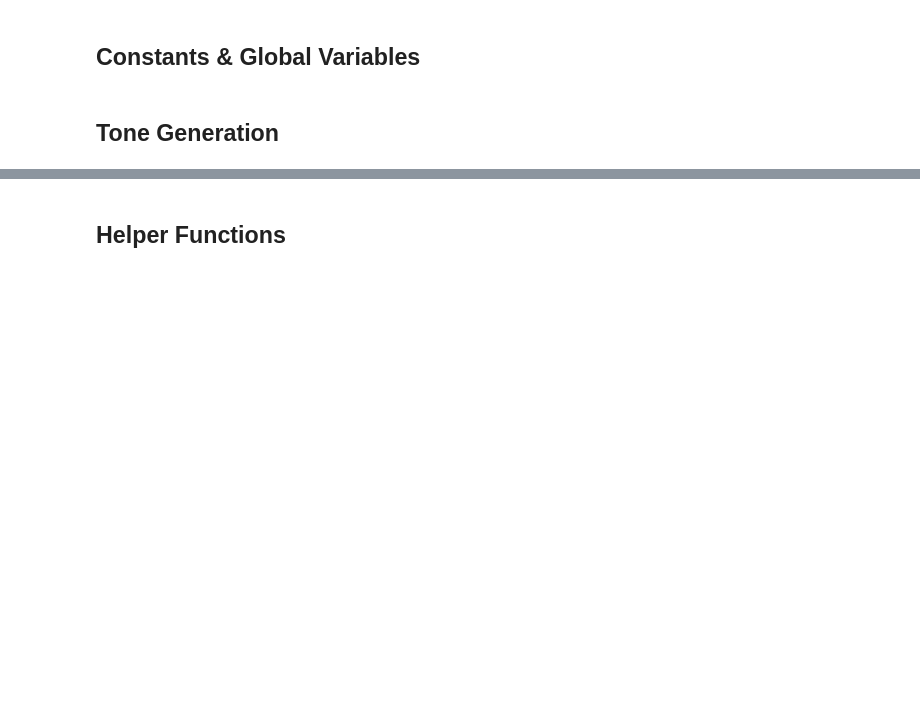
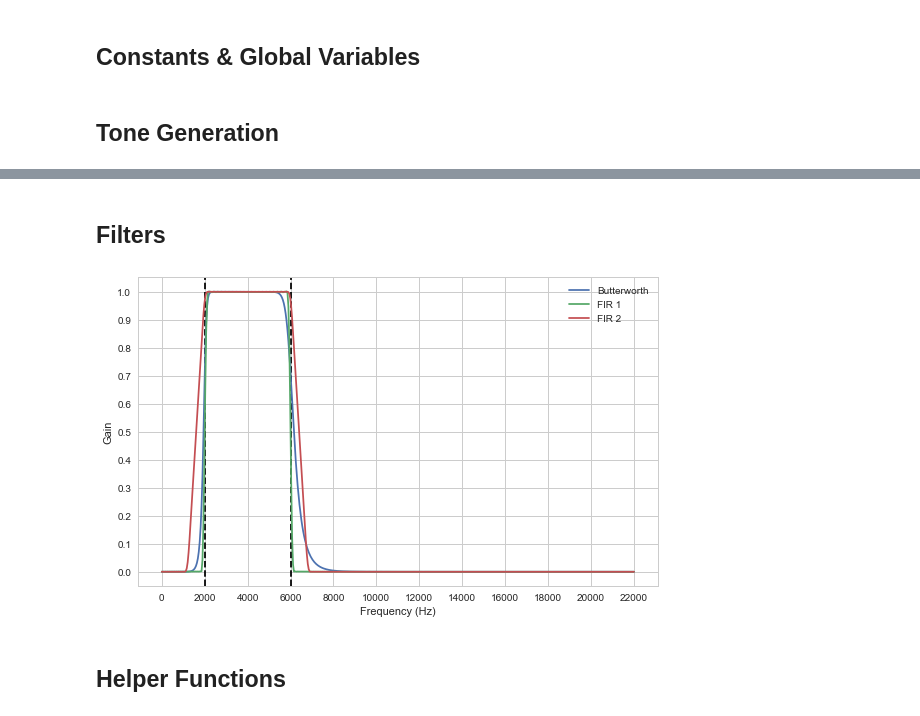
Before and after one commit to YanuX-Framework/YanuX-Cruncher, a Jupyter notebook: AcousticExperiments.ipynb, the cells around one changed output, grey strips where cells are left out. Saved outputs shown, nothing was run; the diff lists cells and outputs as text; code cells hidden in the pictures; blank space fills up the shorter version.

```diff
--- a/AcousticExperiments.ipynb
+++ b/AcousticExperiments.ipynb
@@ -64,3 +138,64 @@ def chirp_tone(frequency0, frequency1, duration, phase0=0, sample_rate=44100):
+# %% [markdown]
+## Filters
+# %%
+# Plot the frequency response for a few different filters and parameters.
+fig, ax = plt.subplots(figsize=(8,5))
+
+low_cut_frequency = 2000
+high_cut_frequency = 6000
+passband_stopband_edge = (high_cut_frequency-low_cut_frequency)*0.2
+max_passband_loss=3
+min_stopband_attenuation=20
+
+ax.axvline(low_cut_frequency, color='black', linestyle="--") # low cutoff frequency
+ax.axvline(high_cut_frequency, color='black', linestyle="--") # high cutoff frequency
+
+nyquist_frequency = sample_rate/2
+N, Wn = signal.buttord([low_cut_frequency/nyquist_frequency,
+                        high_cut_frequency/nyquist_frequency],
+                       [(low_cut_frequency-passband_stopband_edge)/nyquist_frequency,
+                        (high_cut_frequency+passband_stopband_edge)/nyquist_frequency],
+                       max_passband_loss,
+                       min_stopband_attenuation,
+                       False)
+
+b, a = butter(N, Wn, btype="band")
+w, h = freqz(b, a)
+ax.plot((nyquist_frequency/np.pi) * w, abs(h), label="Butterworth", linestyle="-")
+
+fir_order = 500
+a = [1.0]
+b = firwin(fir_order,
+           [low_cut_frequency,
+            high_cut_frequency],
+           nyq=nyquist_frequency,
+           pass_zero=False)
+w, h = freqz(b, a)
+ax.plot((nyquist_frequency/np.pi) * w, abs(h), label="FIR 1", linestyle="-")
+
+b = signal.firwin2(fir_order,
+                   [0.0,
+                    (low_cut_frequency-passband_stopband_edge)/nyquist_frequency,
+                    low_cut_frequency/nyquist_frequency,
+                    high_cut_frequency/nyquist_frequency,
+                    (high_cut_frequency+passband_stopband_edge)/nyquist_frequency,
+                    1.0],
+                   [0.0, 0.0, 1.0, 1.0, 0.0, 0.0])
+w, h = freqz(b, a)
+ax.plot((nyquist_frequency/np.pi) * w, abs(h), label="FIR 2", linestyle="-")
+
+ax.set_xlabel('Frequency (Hz)')
+ax.set_ylabel('Gain')
+
+ax.xaxis.set_major_locator(MultipleLocator(2000))
+ax.yaxis.set_major_locator(MultipleLocator(0.1))
+
+ax.legend()
+
+fig.tight_layout()
+plt.show()
+# %% [output]
+[figure, added]
 # %% [markdown]
 ## Helper Functions
 # %%
```
Also changed, not shown: parts of 10 cells of this notebook, 1 other file.
